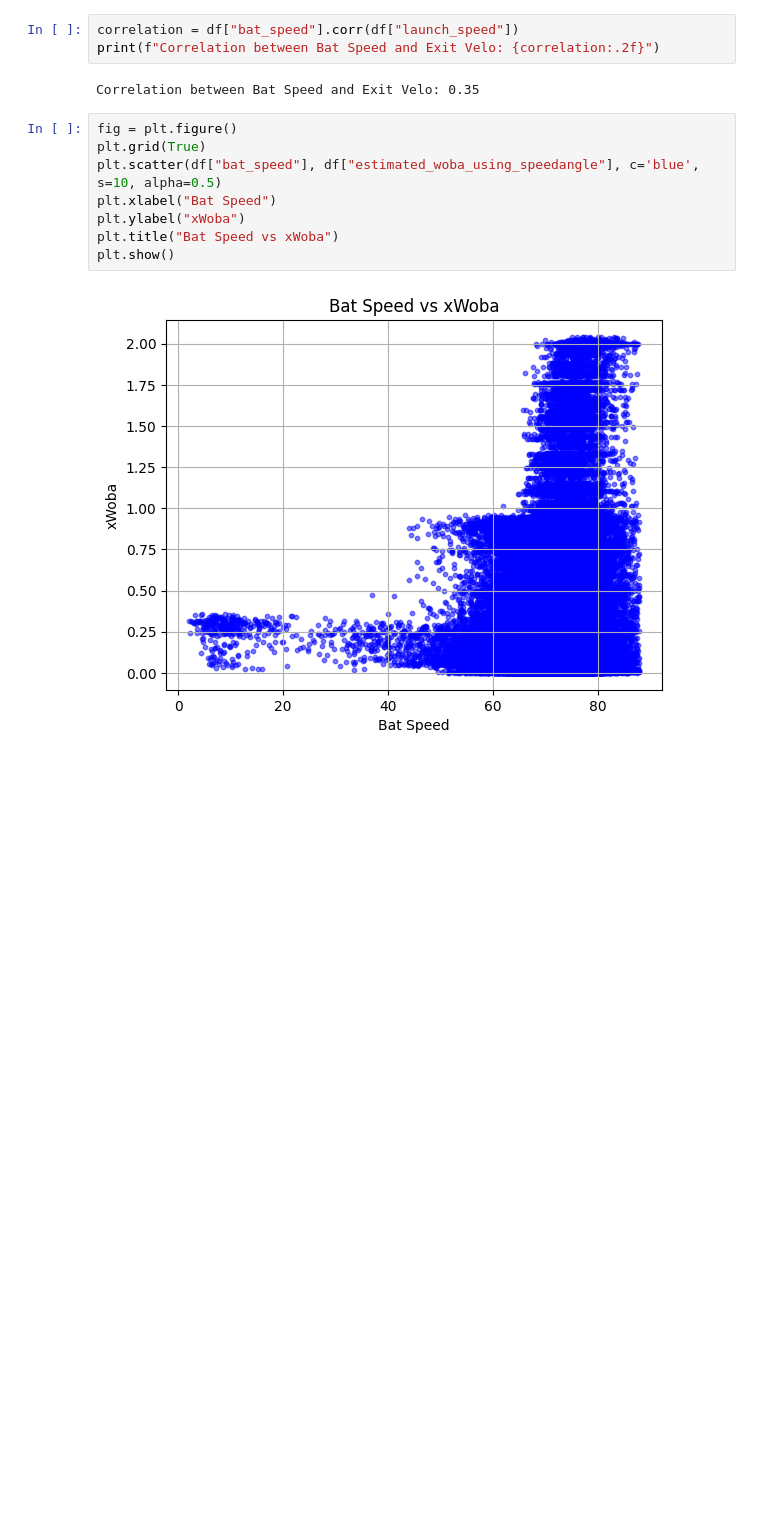
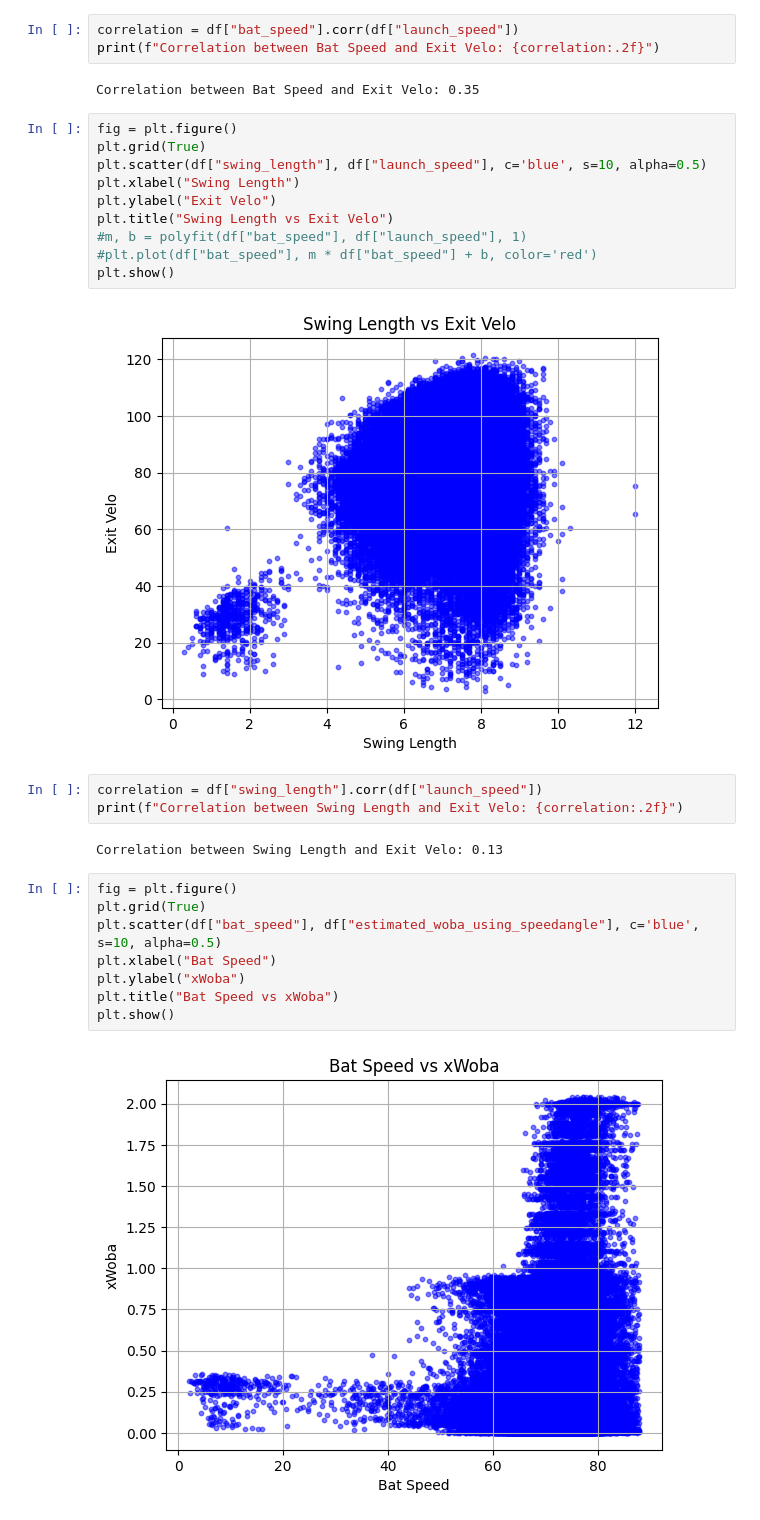
Before and after one commit to matthewbressler/baseballDataChallenge, a Jupyter notebook: EDA_MB.ipynb, the cells around one changed output. Drawn from its saved outputs; the diff is of its cells as text; blank space fills up the shorter version.

```diff
--- a/EDA_MB.ipynb
+++ b/EDA_MB.ipynb
@@ -55,6 +55,23 @@ correlation = df["bat_speed"].corr(df["launch_speed"])
 print(f"Correlation between Bat Speed and Exit Velo: {correlation:.2f}")
 # %% [output]
 Correlation between Bat Speed and Exit Velo: 0.35
+# %%
+fig = plt.figure()
+plt.grid(True)
+plt.scatter(df["swing_length"], df["launch_speed"], c='blue', s=10, alpha=0.5)
+plt.xlabel("Swing Length")
+plt.ylabel("Exit Velo")
+plt.title("Swing Length vs Exit Velo")
+#m, b = polyfit(df["bat_speed"], df["launch_speed"], 1)
+#plt.plot(df["bat_speed"], m * df["bat_speed"] + b, color='red')
+plt.show()
+# %% [output]
+[figure, added]
+# %%
+correlation = df["swing_length"].corr(df["launch_speed"])
+print(f"Correlation between Swing Length and Exit Velo: {correlation:.2f}")
+# %% [output]
+Correlation between Swing Length and Exit Velo: 0.13
 # %%
 fig = plt.figure()
 plt.grid(True)
```
Also changed, not shown: parts of 1 cell of this notebook, 3 other files.
